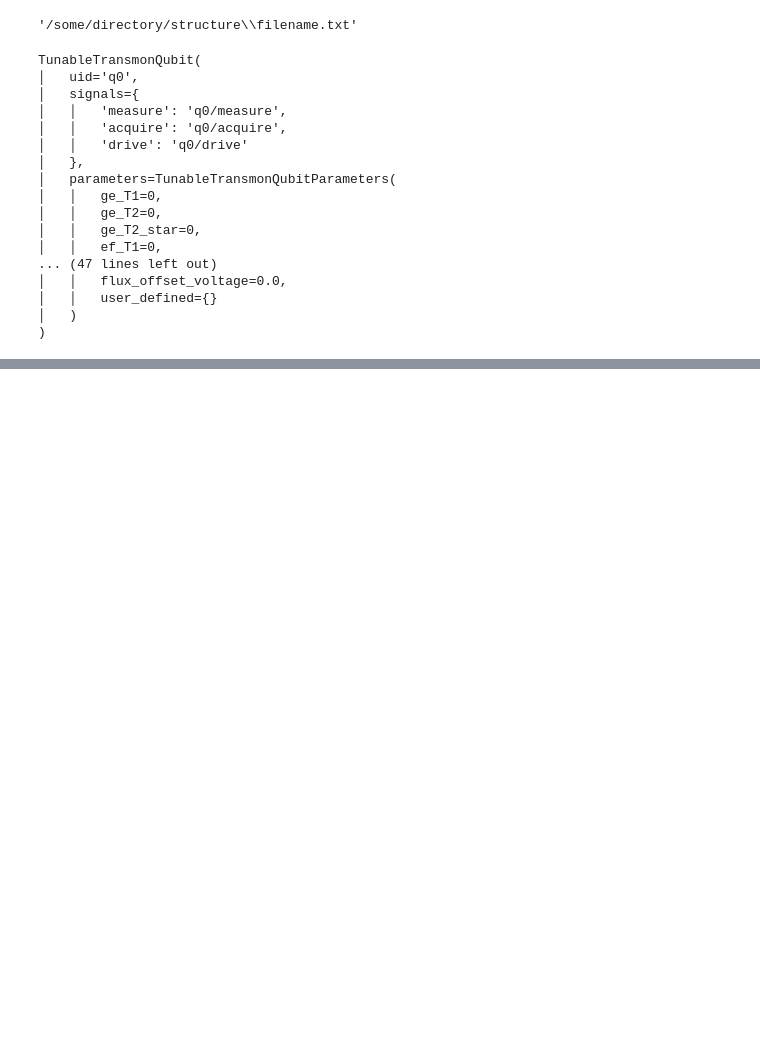
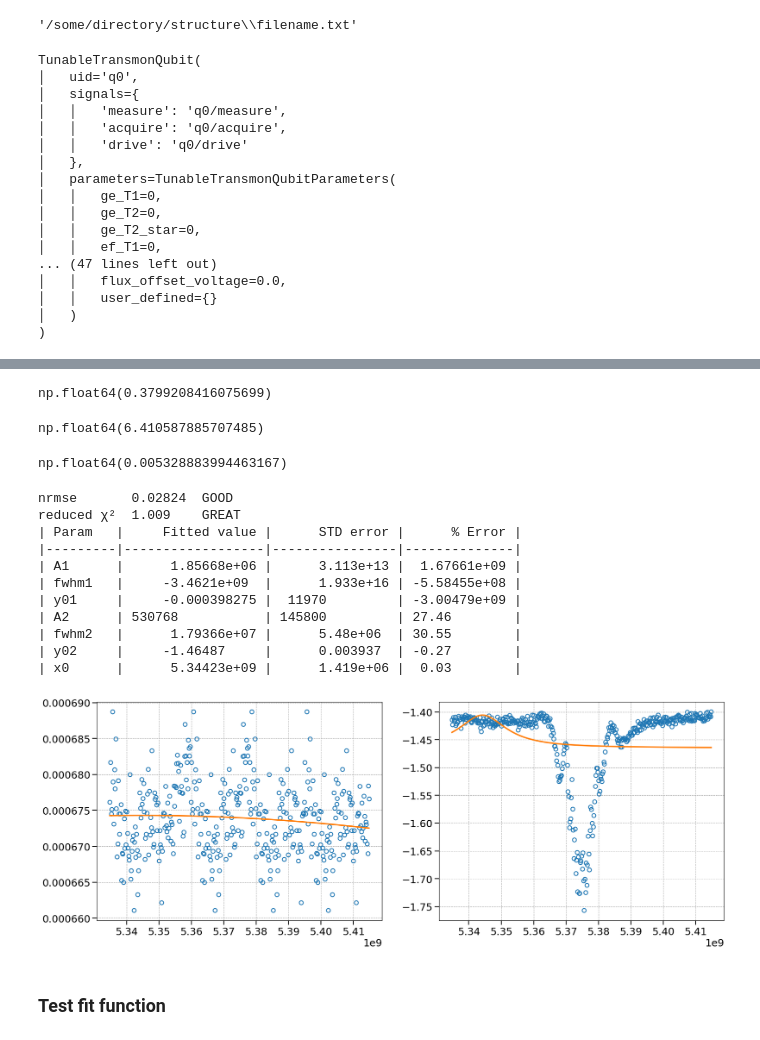
Before and after one commit to SQIL-EPFL/sqil-experiments, a Jupyter notebook: measurements/test.ipynb, the cells around one changed output, grey strips where cells are left out. Drawn from its saved outputs; the diff is of its cells as text; code cells hidden in the pictures; blank space fills up the shorter version.

```diff
--- a/measurements/test.ipynb
+++ b/measurements/test.ipynb
@@ -655,0 +666,3 @@ fit_abs.metrics['aic'] - fit_phase.metrics['aic']
+# %%
+mag_noise = np.concatenate([mag[25:125], mag[:100], mag[10:110], mag[25:126]])
+phase_noise = np.concatenate([uphase[25:125], uphase[:100], uphase[10:110], uphase[25:126]])
@@ -655,0 +801,69 @@ fit_abs.metrics['aic'] - fit_phase.metrics['aic']
+# %%
+y_data = mag
+x0, fwhm, peak_height, y0, is_peak = sqil.fit.estimate_peak(freq, y_data)
+
+peak_height / np.median(y_data)
+# %% [output]
+np.float64(0.3799208416075699)
+# %%
+from scipy.signal import find_peaks
+
+
+def robust_noise_std(y):
+    """
+    Robust estimator using Median Absolute Deviation (MAD),
+    which is resilient to peaks.
+    """
+    med = np.median(y)
+    mad = np.median(np.abs(y - med))
+    return 1.4826 * mad  # Convert MAD to standard deviation
+
+
+def estimate_snr_auto(y, prominence_factor=3):
+    noise_std = robust_noise_std(y)
+    peaks, props = find_peaks(y, prominence=prominence_factor * noise_std)
+    if len(peaks) == 0:
+        return 0.0
+    peak_amp = props["prominences"].max()
+    return peak_amp / noise_std
+
+
+estimate_snr_auto(uphase)
+# %% [output]
+np.float64(6.410587885707485)
+# %%
+y = mag_noise
+
+med = np.median(y)
+mad = np.median(np.abs(y - med))
+# %% [output]
+np.float64(0.005328883994463167)
+# %%
+fit_both = sqil.fit.fit_two_lorentzians_shared_x0(freq, mag_noise, freq, uphase)
+fit_both.summary();
+
+sqil.set_plot_style(plt)
+fig, axs = plt.subplots(1, 2)
+
+axs[0].plot(freq, mag_noise, "o")
+axs[0].plot(freq, fit_both.predict(freq, freq, *fit_both.params)[: len(freq)])
+
+axs[1].plot(freq, uphase, "o")
+axs[1].plot(freq, fit_both.predict(freq, freq, *fit_both.params)[len(freq) :])
+
+plt.show()
+# %% [output]
+nrmse       0.02824  GOOD
+reduced χ²  1.009    GREAT
+| Param   |     Fitted value |      STD error |      % Error |
+|---------|------------------|----------------|--------------|
+| A1      |      1.85668e+06 |      3.113e+13 |  1.67661e+09 |
+| fwhm1   |     -3.4621e+09  |      1.933e+16 | -5.58455e+08 |
+| y01     |     -0.000398275 |  11970         | -3.00479e+09 |
+| A2      | 530768           | 145800         | 27.46        |
+| fwhm2   |      1.79366e+07 |      5.48e+06  | 30.55        |
+| y02     |     -1.46487     |      0.003937  | -0.27        |
+| x0      |      5.34423e+09 |      1.419e+06 |  0.03        |
+[figure, added]
+# %% [markdown]
+### Test fit function
```
Also changed, not shown: parts of 8 cells of this notebook, 2 other files.
